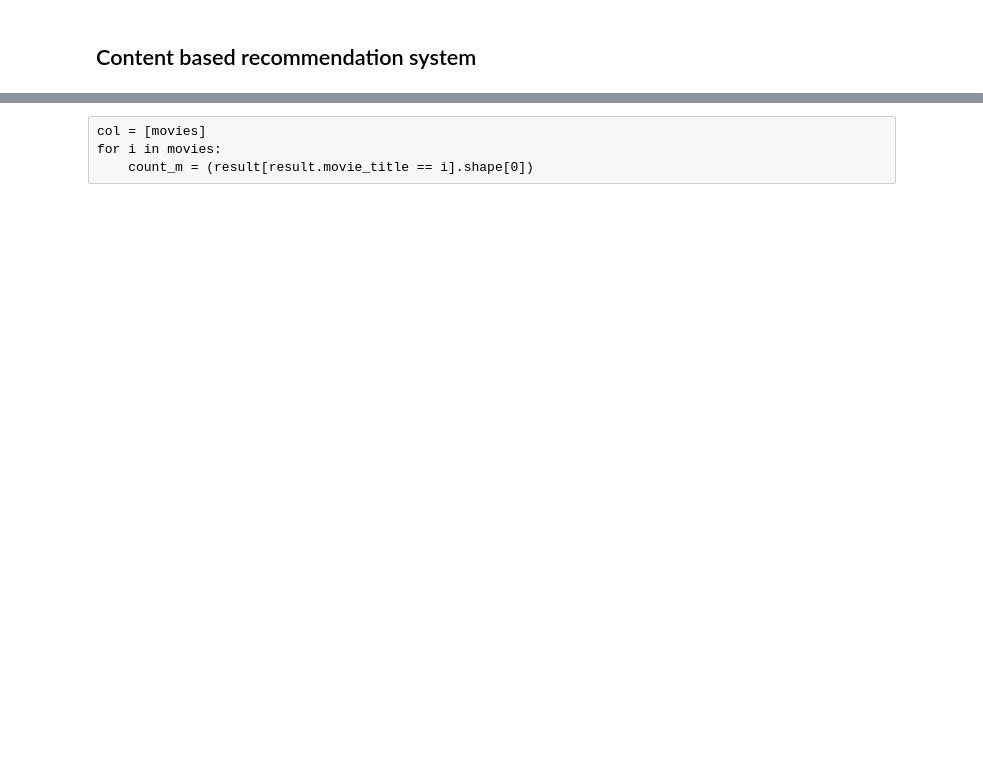
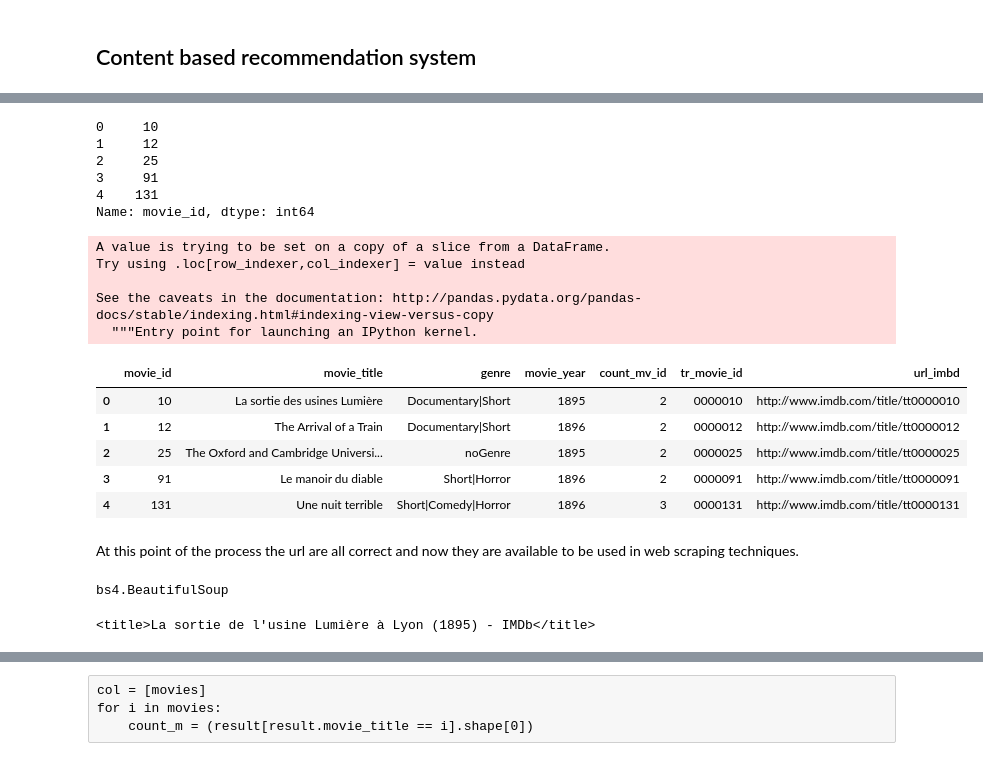
Before and after one commit to AlanItzep/Recommendation_System, a Jupyter notebook: twiter_movie_raiting.ipynb, the cells around one changed output, grey strips where cells are left out. Saved outputs shown, nothing was run; the diff lists cells and outputs as text; code cells hidden in the pictures; blank space fills up the shorter version.

```diff
--- a/twiter_movie_raiting.ipynb
+++ b/twiter_movie_raiting.ipynb
@@ -577,0 +586,3 @@ s = pd.concat([pd.Series(row['id'], row['genre'].split('|'))
+# %%
+original = itm_file
+temp = original.head()
@@ -577,0 +609,4 @@ s = pd.concat([pd.Series(row['id'], row['genre'].split('|'))
+# %%
+temp['count_mv_id'] = temp['movie_id'].astype(str).str.len()
+temp['tr_movie_id'] = temp['movie_id'].astype(str)
+temp['tr_movie_id'] = temp['tr_movie_id'].str.zfill(7)
@@ -577,0 +638,28 @@ s = pd.concat([pd.Series(row['id'], row['genre'].split('|'))
+# %%
+temp['movie_id']
+# %% [output]
+0     10
+1     12
+2     25
+3     91
+4    131
+Name: movie_id, dtype: int64
+# %%
+temp['url_imbd'] = 'http://www.imdb.com/title/tt'+temp['tr_movie_id']
+# %% [output]
+A value is trying to be set on a copy of a slice from a DataFrame.
+Try using .loc[row_indexer,col_indexer] = value instead
+
+See the caveats in the documentation: http://pandas.pydata.org/pandas-docs/stable/indexing.html#indexing-view-versus-copy
+  """Entry point for launching an IPython kernel.
+# %%
+temp.head()
+# %% [output]
+|  | movie_id | movie_title | genre | movie_year | count_mv_id | tr_movie_id | url_imbd |
+| 0 | 10 | La sortie des usines Lumière | Documentary|Short | 1895 | 2 | 0000010 | http://www.imdb.com/title/tt0000010 |
+| 1 | 12 | The Arrival of a Train | Documentary|Short | 1896 | 2 | 0000012 | http://www.imdb.com/title/tt0000012 |
+| 2 | 25 | The Oxford and Cambridge Universi... | noGenre | 1895 | 2 | 0000025 | http://www.imdb.com/title/tt0000025 |
+| 3 | 91 | Le manoir du diable | Short|Horror | 1896 | 2 | 0000091 | http://www.imdb.com/title/tt0000091 |
+| 4 | 131 | Une nuit terrible | Short|Comedy|Horror | 1896 | 3 | 0000131 | http://www.imdb.com/title/tt0000131 |
+# %% [markdown]
+At this point of the process the url are all correct and now they are available to be used in web scraping techniques.
@@ -577,0 +672,10 @@ s = pd.concat([pd.Series(row['id'], row['genre'].split('|'))
+# %%
+soup = BeautifulSoup(html, 'lxml')
+type(soup)
+# %% [output]
+bs4.BeautifulSoup
+# %%
+title = soup.title
+print(title)
+# %% [output]
+<title>La sortie de l'usine Lumière à Lyon (1895) - IMDb</title>
```
Also changed, not shown: parts of 58 cells of this notebook.
